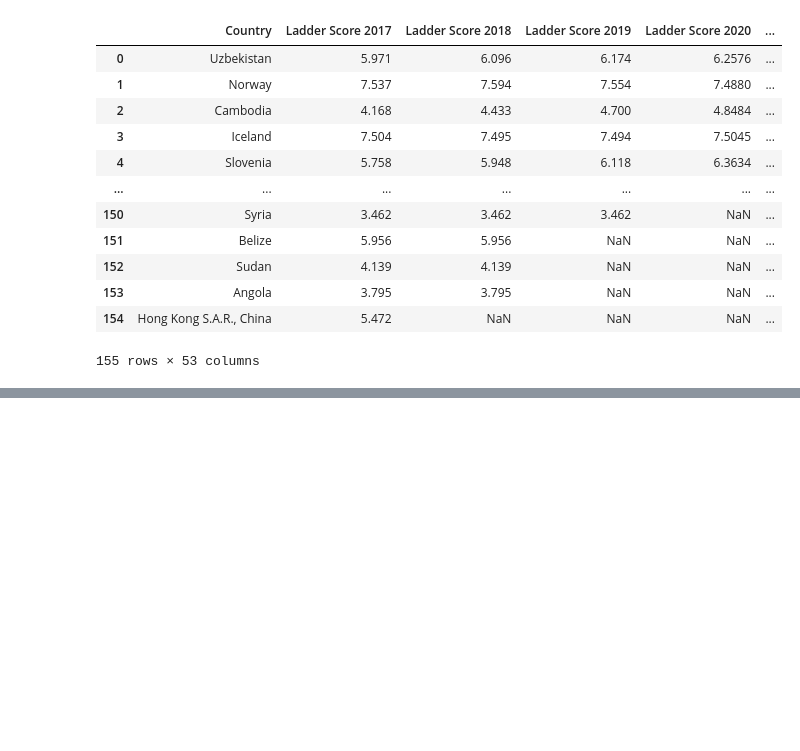
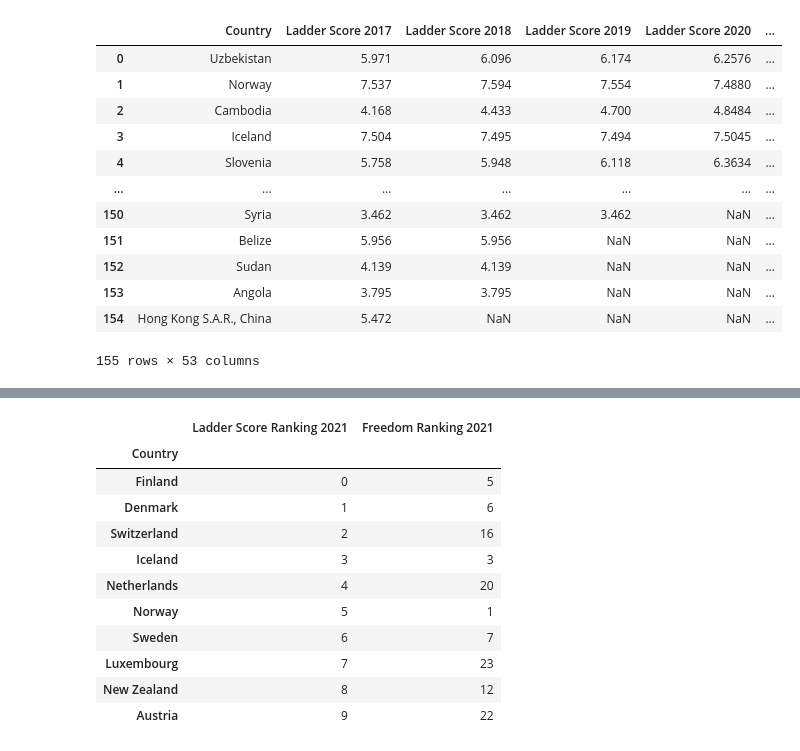
Before and after one commit to Ryan-Malin/TeamHappinessMain, a Jupyter notebook: RyanFromRamya.ipynb, the cells around one changed output, grey strips where cells are left out. Cells and saved outputs as stored; diff of their text form; code cells hidden in the pictures; blank space fills up the shorter version.

```diff
--- a/RyanFromRamya.ipynb
+++ b/RyanFromRamya.ipynb
@@ -600,0 +620,16 @@ ax = countries.plot.bar(rot=0)
+# %%
+countries2 = Combined.sort_values("Ladder Score Ranking 2021")[["Ladder Score Ranking 2021", "Freedom Ranking 2021", "Country"]].set_index(drop=True, keys = "Country")
+countries2.head(10)
+# %% [output]
+|  | Ladder Score Ranking 2021 | Freedom Ranking 2021 |
+| Country |  |  |
+| Finland | 0 | 5 |
+| Denmark | 1 | 6 |
+| Switzerland | 2 | 16 |
+| Iceland | 3 | 3 |
+| Netherlands | 4 | 20 |
+| Norway | 5 | 1 |
+| Sweden | 6 | 7 |
+| Luxembourg | 7 | 23 |
+| New Zealand | 8 | 12 |
+| Austria | 9 | 22 |
```
Also changed, not shown: parts of 5 cells of this notebook.
